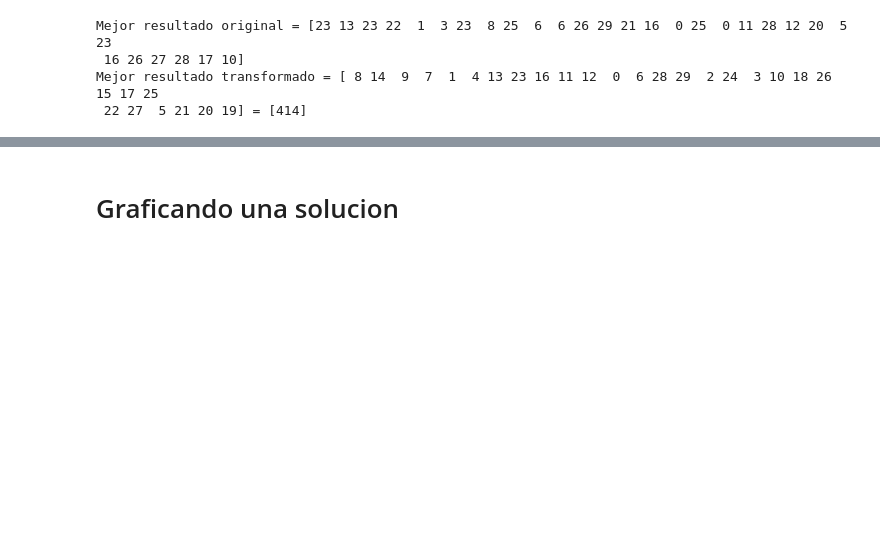
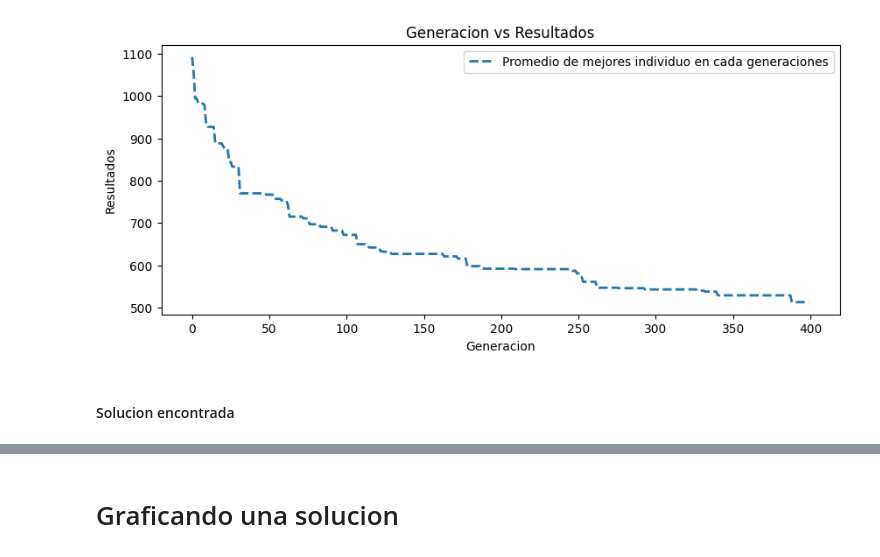
Before and after one commit to AgenteAlfa/Proyecto, a Jupyter notebook: Citycar.ipynb, the cells around one changed output, grey strips where cells are left out. Drawn from its saved outputs; the diff is of its cells as text; code cells hidden in the pictures; blank space fills up the shorter version.

```diff
--- a/Citycar.ipynb
+++ b/Citycar.ipynb
@@ -196,22 +145,48 @@ resultados = AlgEvo.IterarGraficar()
-# %%
-print(f"Mejor resultado original = {AlgEvo.GrayGenToDec(resultados[0])}")
-tags = np.array(TransformarGenes(AlgEvo.GrayGenToDec(resultados[0])))
-print(f"Mejor resultado transformado = { tags } = { F(np.array([tags]).T ) }")
-solucion = np.array([])
-for i in range(NPASAJEROS * 2 - 1):
-      tag_ini = tags[i]
-      tag_fin = tags[i + 1]
-      tag_ini = C.pasajeros[tag_ini % NPASAJEROS].Tag_inicio if tag_ini < NPASAJEROS else C.pasajeros[tag_ini % NPASAJEROS].Tag_final
-      tag_fin = C.pasajeros[tag_fin % NPASAJEROS].Tag_inicio if tag_fin < NPASAJEROS else C.pasajeros[tag_fin % NPASAJEROS].Tag_final
-      #print(f"{i}: {tag_ini} - {tag_fin} -> {C.Mdistancias[tag_ini][tag_fin].n_tags} con {C.Mdistancias[tag_ini][tag_fin].distancia}")
-      if i == NPASAJEROS * 2 - 2:
-            solucion = np.concatenate((solucion, C.Mdistancias[tag_ini][tag_fin].n_tags))
-      else:
-            solucion = np.concatenate((solucion,
-                                       C.Mdistancias[tag_ini][tag_fin].n_tags[:-1]))
-solucion = solucion.astype(int)
-# %% [output]
-Mejor resultado original = [23 13 23 22  1  3 23  8 25  6  6 26 29 21 16  0 25  0 11 28 12 20  5 23
- 16 26 27 28 17 10]
-Mejor resultado transformado = [ 8 14  9  7  1  4 13 23 16 11 12  0  6 28 29  2 24  3 10 18 26 15 17 25
- 22 27  5 21 20 19] = [414]
+# %%
+from AlgEvo import AE
+#Se usara una representacion donde el veiculo tiene capacidad para infinitos pasajeros y donde la cantidad de
+#Genes a usar es el doble de la cantidad de pasajeros para representar la ubicacion de recojo y dejar pasajeros
+#se realizara un ajuste para que cada pasajero sea recogido antes de ser llevado a su destino
+NGENES = NPASAJEROS * 2
+
+def Interpretar(resultados, verboso = False):
+      lstAuto = []
+      lstLlevados = []
+      res = []
+      assert len(C.pasajeros) == NPASAJEROS
+      for tag in resultados:
+            pasajero : Pasajero = C.pasajeros[tag % NPASAJEROS]
+            if pasajero in lstAuto:
+                  lstAuto.remove(pasajero)
+                  lstLlevados.append(pasajero)
+                  #Dejar
+                  if verboso: print(f"Dejar al pasajero {pasajero.tag} en {pasajero.Tag_final}")
+                  res.append(pasajero.Tag_final)
+            else:
+                  #Recoger
+                  lstAuto.append(pasajero)
+                  if verboso: print(f"Recoger al pasajero {pasajero.tag} en {pasajero.Tag_inicio}")
+                  res.append(pasajero.Tag_inicio)
+      assert len(lstLlevados) == NPASAJEROS
+      if verboso: print(f"Se han transportado a {len(lstLlevados)} pasajeros")
+      return res
+
+def F(X):
+      res = []
+      for Xi in X:
+            distancia = 0
+            tags_nodos = Interpretar(Xi)
+            for i in range(NGENES - 1): #recorrer todas las ciudades
+                  tag = tags_nodos[i]      #Posicion en la que estoy
+                  p_tag = tags_nodos[i + 1]     #Posicion a la que ire
+                  distancia += C.Mdistancias[tag][p_tag].distancia
+            res.append(distancia)
+      return res
+mAE = AE(NGENES, F, ngeneraciones=400, pop_inicial=50)
+res = mAE.Entrenar()
+# %%
+mAE.GraficarResultados()
+# %% [output]
+[figure, added]
+# %% [markdown]
+#### Solucion encontrada
```
Also changed, not shown: parts of 5 cells of this notebook, 2 other files.
